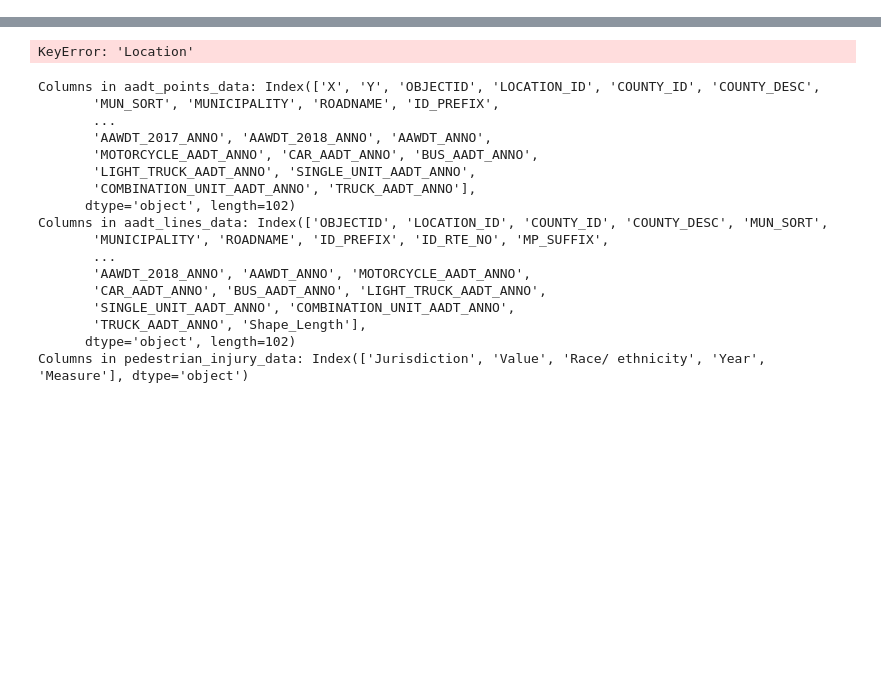
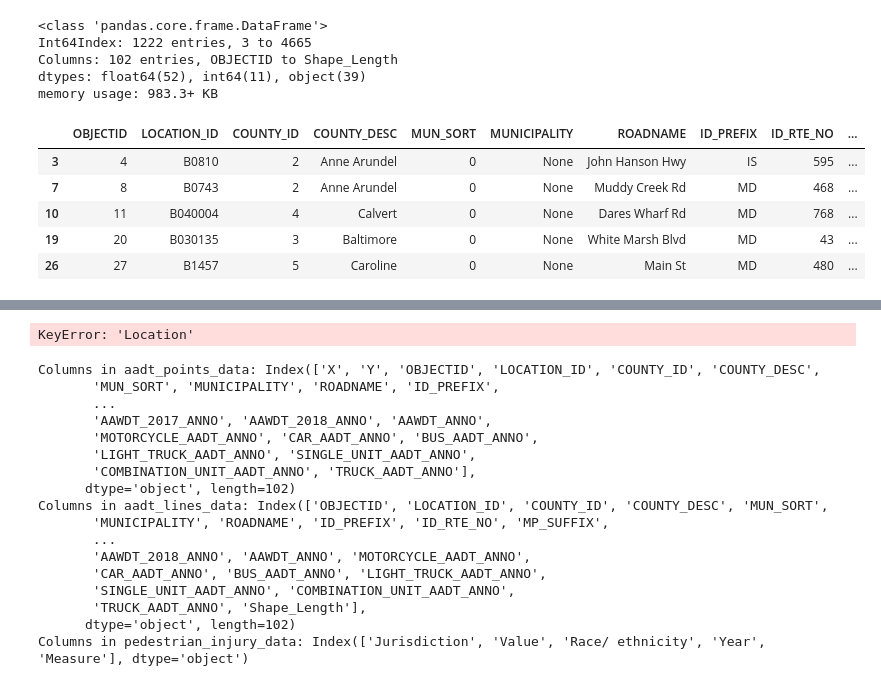
Before and after one commit to jeadjani/MDTraffic, a Jupyter notebook: 447project/MD_Accident_Hotspots.ipynb, the cells around one changed output, grey strips where cells are left out. Cells and saved outputs as stored; diff of their text form; code cells hidden in the pictures; blank space fills up the shorter version.

```diff
--- a/447project/MD_Accident_Hotspots.ipynb
+++ b/447project/MD_Accident_Hotspots.ipynb
@@ -63,3 +72,19 @@ def clean_data(df):
 aadt_points_data = clean_data(aadt_points_data)
 aadt_lines_data = clean_data(aadt_lines_data)
 pedestrian_injury_data = clean_data(pedestrian_injury_data)
+# %%
+aadt_lines_data.info()
+aadt_lines_data.columns
+aadt_lines_data.head()
+# %% [output]
+<class 'pandas.core.frame.DataFrame'>
+Int64Index: 1222 entries, 3 to 4665
+Columns: 102 entries, OBJECTID to Shape_Length
+dtypes: float64(52), int64(11), object(39)
+memory usage: 983.3+ KB
+|  | OBJECTID | LOCATION_ID | COUNTY_ID | COUNTY_DESC | MUN_SORT | MUNICIPALITY | ROADNAME | ID_PREFIX | ID_RTE_NO | ... |
+| 3 | 4 | B0810 | 2 | Anne Arundel | 0 | None | John Hanson Hwy | IS | 595 | ... |
+| 7 | 8 | B0743 | 2 | Anne Arundel | 0 | None | Muddy Creek Rd | MD | 468 | ... |
+| 10 | 11 | B040004 | 4 | Calvert | 0 | None | Dares Wharf Rd | MD | 768 | ... |
+| 19 | 20 | B030135 | 3 | Baltimore | 0 | None | White Marsh Blvd | MD | 43 | ... |
+| 26 | 27 | B1457 | 5 | Caroline | 0 | None | Main St | MD | 480 | ... |
```
Also changed, not shown: parts of 3 cells of this notebook.
